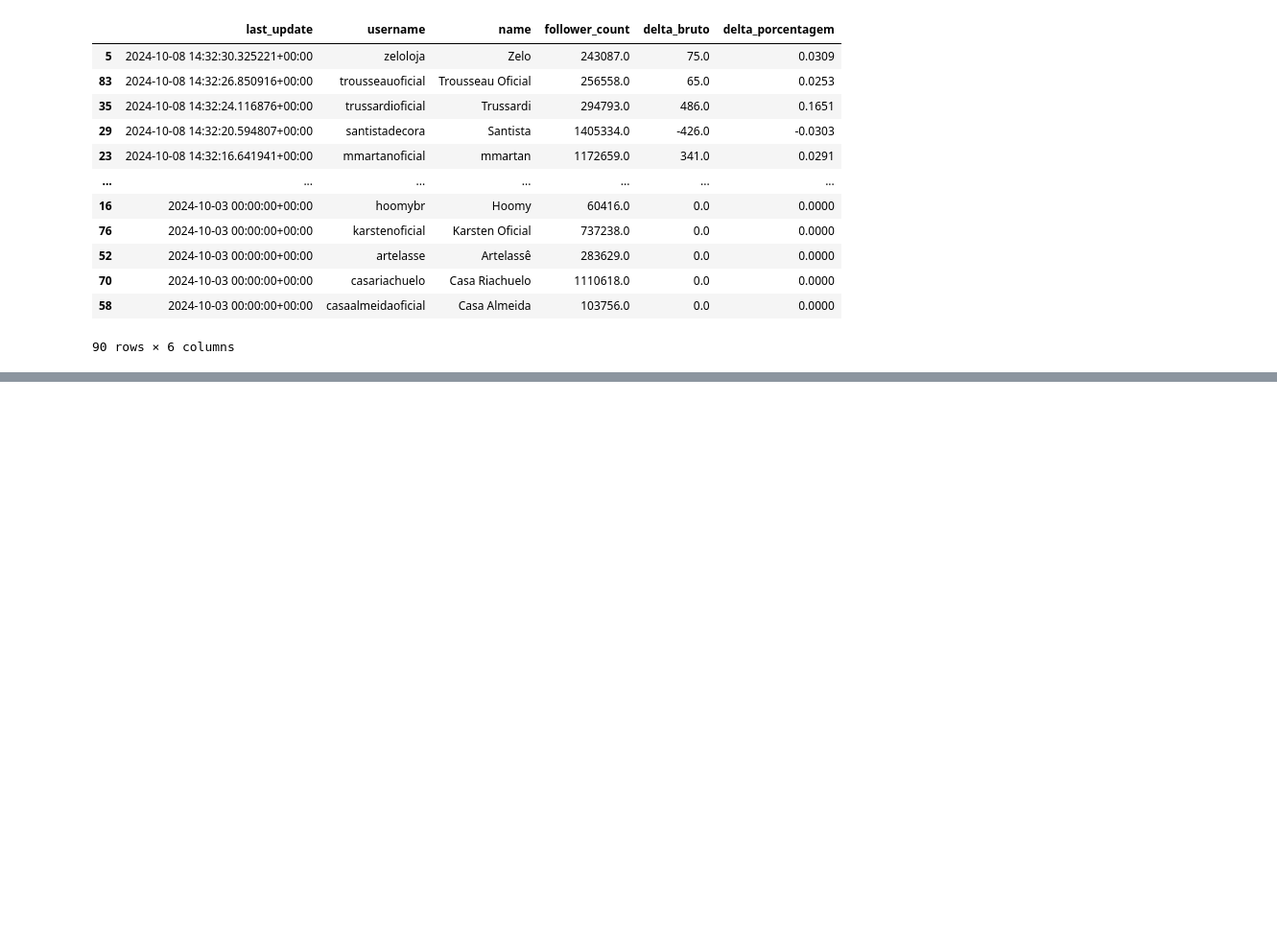
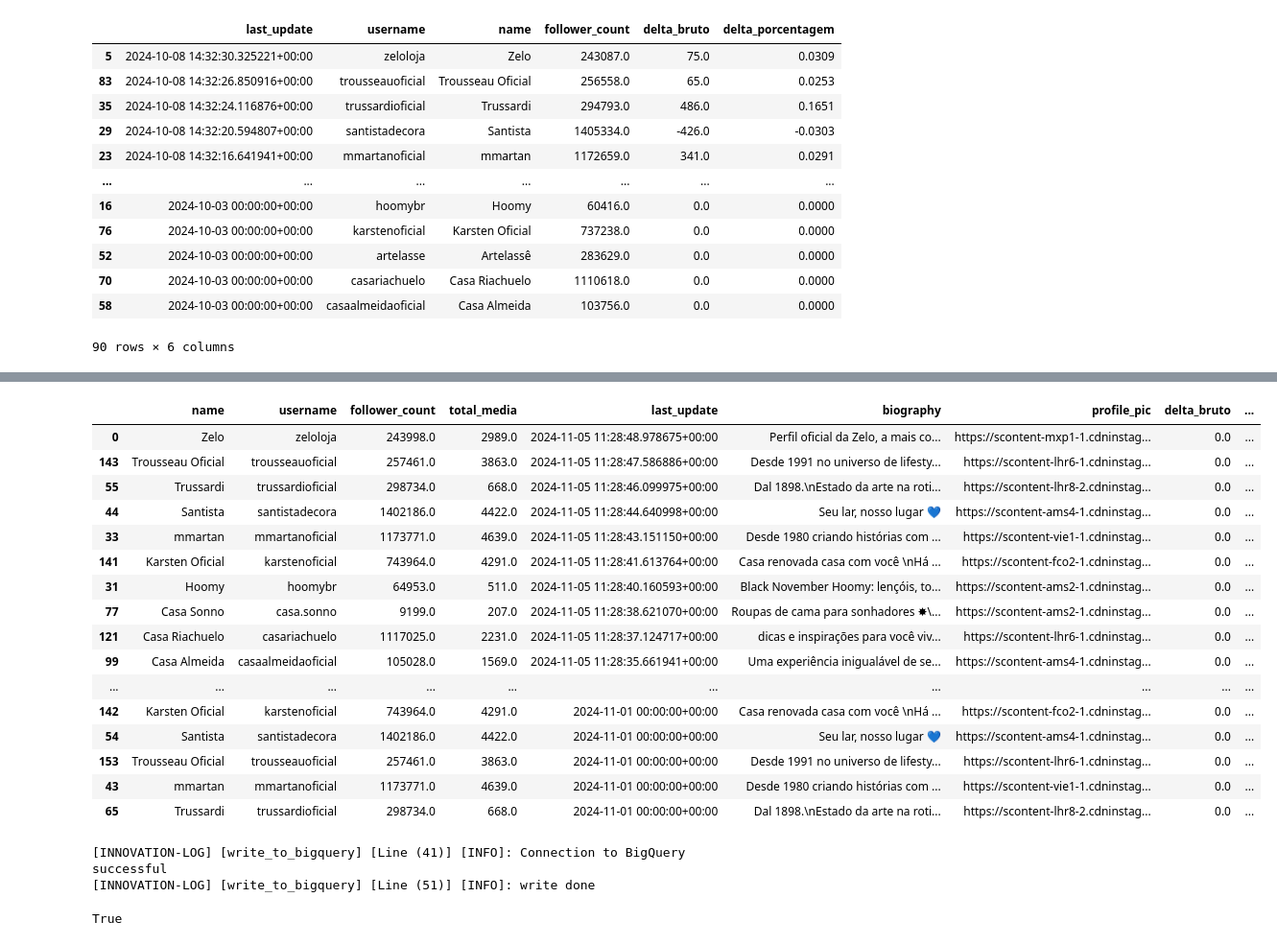
Before and after one commit to AmmoJailton/kpi-indicadores2, a Jupyter notebook: notebooks/discovery_instagram_api.ipynb, the cells around one changed output, grey strips where cells are left out. Shown at 96% size. Saved outputs shown, nothing was run; the diff lists cells and outputs as text; code cells hidden in the pictures; blank space fills up the shorter version.

```diff
--- a/notebooks/discovery_instagram_api.ipynb
+++ b/notebooks/discovery_instagram_api.ipynb
@@ -1522,0 +1541,45 @@ current_dataset[columns]
+# %%
+from commom.data_classes.instagram_data_class import InstagramAccountInfo
+from innovation_messenger import IEmailProperties, Messenger
+from commom.database.queries.query_instagram_monitor import QUERY_INSTAGRAM_MONITOR
+import pandas as pd
+import datetime
+from commom.instagram_data.instagram_data_manager import InstagramDataManager
+from innovation_api.api.services.instagram_monitor_service import InstagramMonitorService
+
+manager = InstagramDataManager()
+current_dataset = manager.load_current_account_history_dataset(source='bigquery', query=QUERY_INSTAGRAM_MONITOR)
+# %%
+import pandas as pd
+dataset = current_dataset.copy()
+dataset.sort_values(by=["last_update"], ascending=False).head(30)
+# dataset = dataset.sort_values(by=["last_update"], ascending=False)
+# mask = pd.to_datetime(dataset['last_update'], format="%Y-%m-%d", utc=True) > pd.to_datetime('2024-11-01', format="%Y-%m-%d", utc=True)
+# filtred = dataset[mask]
+# filtred['last_update'] = pd.to_datetime('2024-11-01', format="%Y-%m-%d", utc=True)
+# new_df = pd.concat([dataset, filtred])
+# new_df
+# %% [output]
+|  | name | username | follower_count | total_media | last_update | biography | profile_pic | delta_bruto | ... |
+| 0 | Zelo | zeloloja | 243998.0 | 2989.0 | 2024-11-05 11:28:48.978675+00:00 | Perfil oficial da Zelo, a mais co... | https://scontent-mxp1-1.cdninstag... | 0.0 | ... |
+| 143 | Trousseau Oficial | trousseauoficial | 257461.0 | 3863.0 | 2024-11-05 11:28:47.586886+00:00 | Desde 1991 no universo de lifesty... | https://scontent-lhr6-1.cdninstag... | 0.0 | ... |
+| 55 | Trussardi | trussardioficial | 298734.0 | 668.0 | 2024-11-05 11:28:46.099975+00:00 | Dal 1898.\nEstado da arte na roti... | https://scontent-lhr8-2.cdninstag... | 0.0 | ... |
+| 44 | Santista | santistadecora | 1402186.0 | 4422.0 | 2024-11-05 11:28:44.640998+00:00 | Seu lar, nosso lugar 💙 | https://scontent-ams4-1.cdninstag... | 0.0 | ... |
+| 33 | mmartan | mmartanoficial | 1173771.0 | 4639.0 | 2024-11-05 11:28:43.151150+00:00 | Desde 1980 criando histórias com ... | https://scontent-vie1-1.cdninstag... | 0.0 | ... |
+| 141 | Karsten Oficial | karstenoficial | 743964.0 | 4291.0 | 2024-11-05 11:28:41.613764+00:00 | Casa renovada casa com você \nHá ... | https://scontent-fco2-1.cdninstag... | 0.0 | ... |
+| 31 | Hoomy | hoomybr | 64953.0 | 511.0 | 2024-11-05 11:28:40.160593+00:00 | Black November Hoomy: lençóis, to... | https://scontent-ams2-1.cdninstag... | 0.0 | ... |
+| 77 | Casa Sonno | casa.sonno | 9199.0 | 207.0 | 2024-11-05 11:28:38.621070+00:00 | Roupas de cama para sonhadores ✸\... | https://scontent-ams2-1.cdninstag... | 0.0 | ... |
+| 121 | Casa Riachuelo | casariachuelo | 1117025.0 | 2231.0 | 2024-11-05 11:28:37.124717+00:00 | dicas e inspirações para você viv... | https://scontent-lhr6-1.cdninstag... | 0.0 | ... |
+| 99 | Casa Almeida | casaalmeidaoficial | 105028.0 | 1569.0 | 2024-11-05 11:28:35.661941+00:00 | Uma experiência inigualável de se... | https://scontent-ams4-1.cdninstag... | 0.0 | ... |
+| ... | ... | ... | ... | ... | ... | ... | ... | ... | ... |
+| 142 | Karsten Oficial | karstenoficial | 743964.0 | 4291.0 | 2024-11-01 00:00:00+00:00 | Casa renovada casa com você \nHá ... | https://scontent-fco2-1.cdninstag... | 0.0 | ... |
+| 54 | Santista | santistadecora | 1402186.0 | 4422.0 | 2024-11-01 00:00:00+00:00 | Seu lar, nosso lugar 💙 | https://scontent-ams4-1.cdninstag... | 0.0 | ... |
+| 153 | Trousseau Oficial | trousseauoficial | 257461.0 | 3863.0 | 2024-11-01 00:00:00+00:00 | Desde 1991 no universo de lifesty... | https://scontent-lhr6-1.cdninstag... | 0.0 | ... |
+| 43 | mmartan | mmartanoficial | 1173771.0 | 4639.0 | 2024-11-01 00:00:00+00:00 | Desde 1980 criando histórias com ... | https://scontent-vie1-1.cdninstag... | 0.0 | ... |
+| 65 | Trussardi | trussardioficial | 298734.0 | 668.0 | 2024-11-01 00:00:00+00:00 | Dal 1898.\nEstado da arte na roti... | https://scontent-lhr8-2.cdninstag... | 0.0 | ... |
+# %%
+manager.save_current_account_history_dataset(source='bigquery', dataset_id='innovation_dataset', table_id='instagram_accounts_history', dataframe=new_df)
+# %% [output]
+[INNOVATION-LOG] [write_to_bigquery] [Line (41)] [INFO]: Connection to BigQuery successful
+[INNOVATION-LOG] [write_to_bigquery] [Line (51)] [INFO]: write done
+True
```
Also changed, not shown: parts of 4 cells of this notebook, 15 other files.
